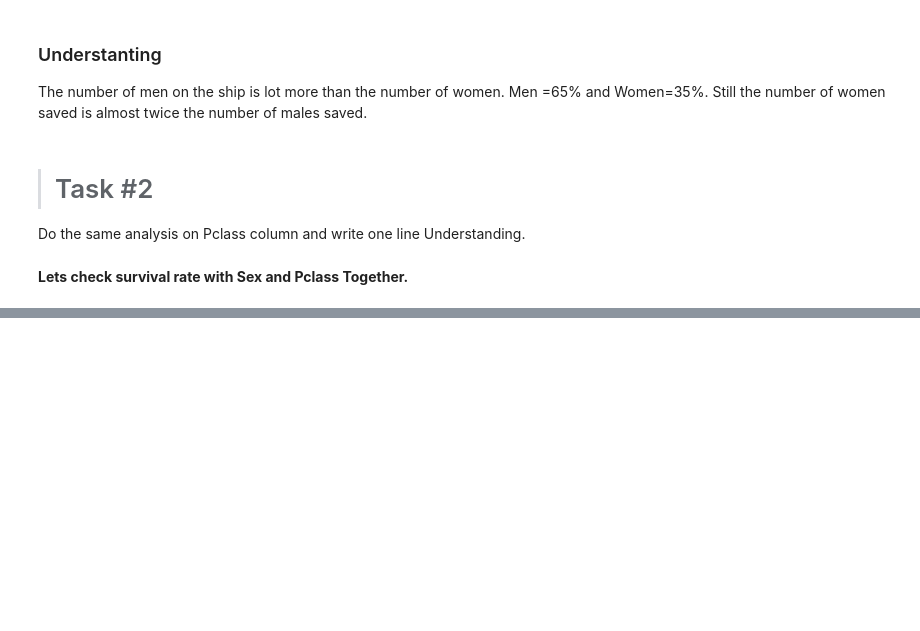
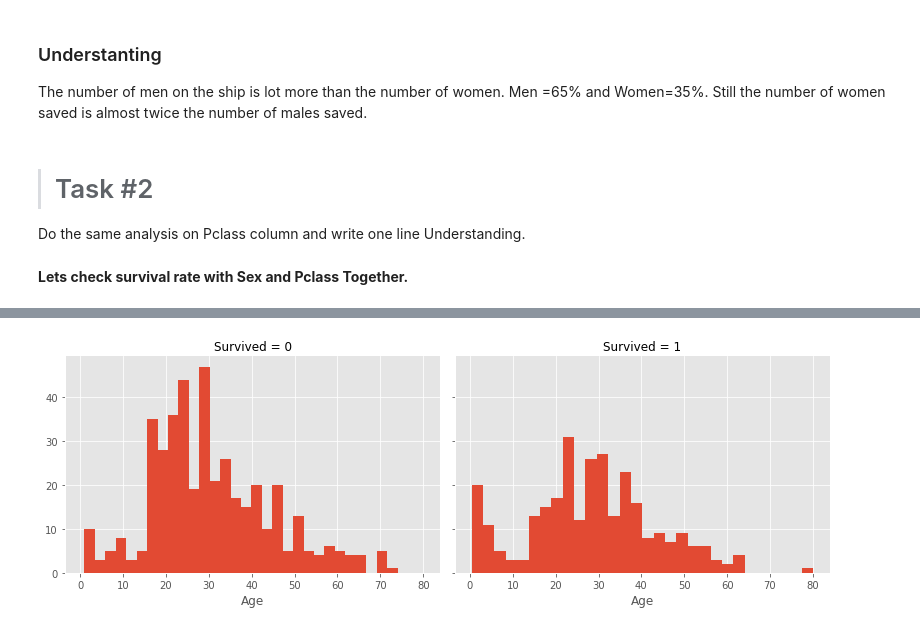
Before and after one commit to Towhid1/genex_AI_course, a Jupyter notebook: day8/Exploratory Data Analysis (EDA).ipynb, the cells around one changed output, grey strips where cells are left out. Drawn from its saved outputs; the diff is of its cells as text; code cells hidden in the pictures; blank space fills up the shorter version.

```diff
--- a/day8/Exploratory Data Analysis (EDA).ipynb
+++ b/day8/Exploratory Data Analysis (EDA).ipynb
@@ -214,0 +256,7 @@ Do the CrossTab and FactorPlot for Sex and Embarked columns (with unserstanding)
+# %%
+# distribution
+g = sns.FacetGrid(data, col='Survived',size=4, aspect=1.4)
+g.map(plt.hist, 'Age', bins=30)
+plt.show()
+# %% [output]
+[figure, added]
```
Also changed, not shown: parts of 23 cells of this notebook.
